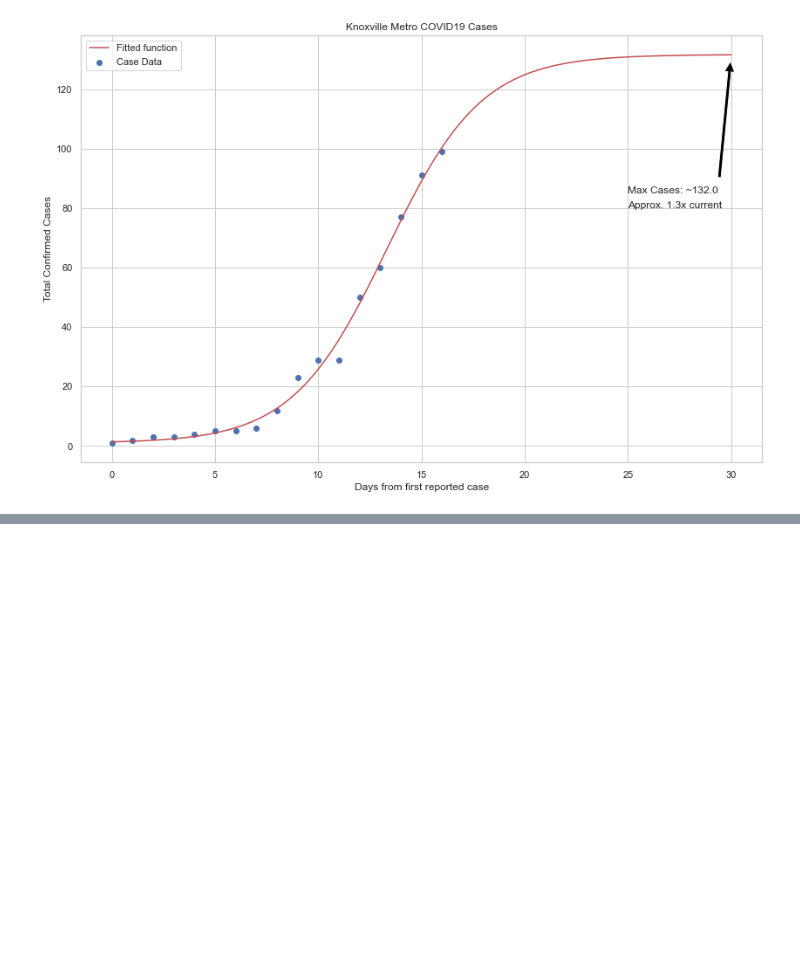
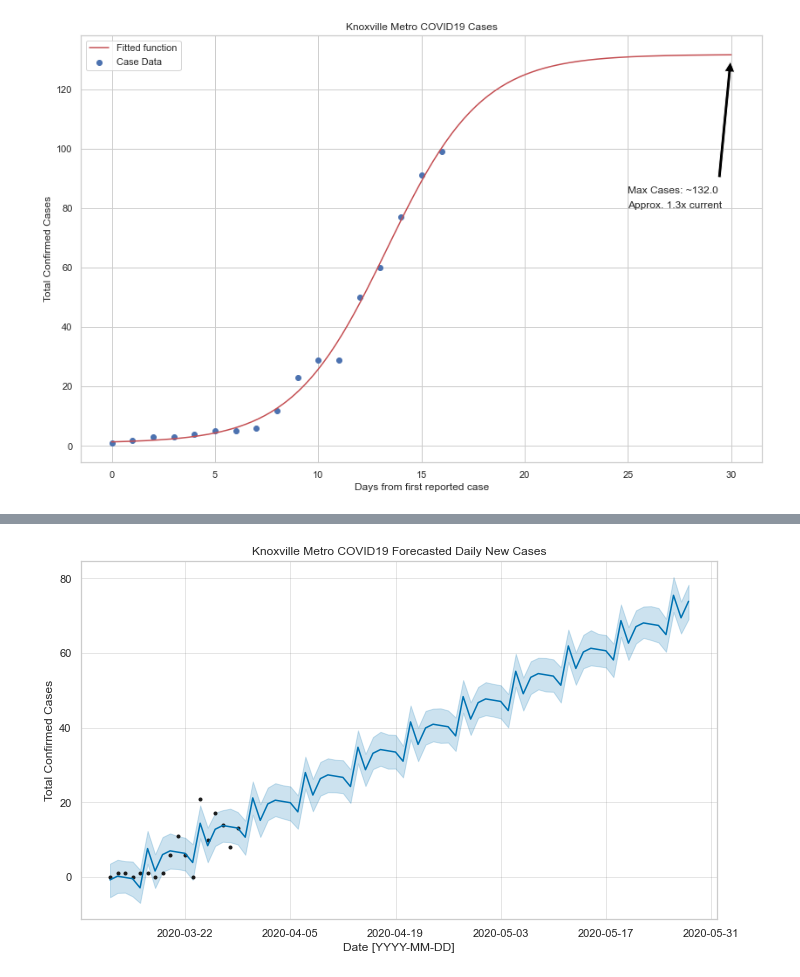
Before and after one commit to kcavagnolo/knx-covid, a Jupyter notebook: analysis/knx_metro_covid.ipynb, the cells around one changed output, grey strips where cells are left out. Drawn from its saved outputs; the diff is of its cells as text; code cells hidden in the pictures; blank space fills up the shorter version.

Commit message:
added prophet

```diff
--- a/analysis/knx_metro_covid.ipynb
+++ b/analysis/knx_metro_covid.ipynb
@@ -161,0 +169,5 @@ plt.savefig('metro-all-fit.png')
+# %%
+daily_cases = knx_df.groupby(knx_df.date.dt.date)['cases'].sum().diff()
+prophet_df = daily_cases.to_frame().reset_index().fillna(0)
+prophet_df.columns = ['ds', 'y']
+prophet_df
@@ -161,0 +195,5 @@ plt.savefig('metro-all-fit.png')
+# %%
+m = Prophet()
+m.fit(prophet_df)
+future = m.make_future_dataframe(periods=60)
+future.tail()
@@ -161,0 +210,3 @@ plt.savefig('metro-all-fit.png')
+# %%
+forecast = m.predict(future)
+forecast[['ds', 'yhat', 'yhat_lower', 'yhat_upper']].tail()
@@ -161,0 +220,9 @@ plt.savefig('metro-all-fit.png')
+# %%
+fig1 = m.plot(forecast)
+plt.xlabel('Date [YYYY-MM-DD]')
+plt.ylabel('Total Confirmed Cases')
+plt.title('Knoxville Metro COVID19 Forecasted Daily New Cases')# -- Updated: {}'.format(time_now()))
+plt.tight_layout()
+plt.savefig('test.png')
+# %% [output]
+[figure, added]
```
Also changed, not shown: parts of 8 cells of this notebook, 5 other files.
